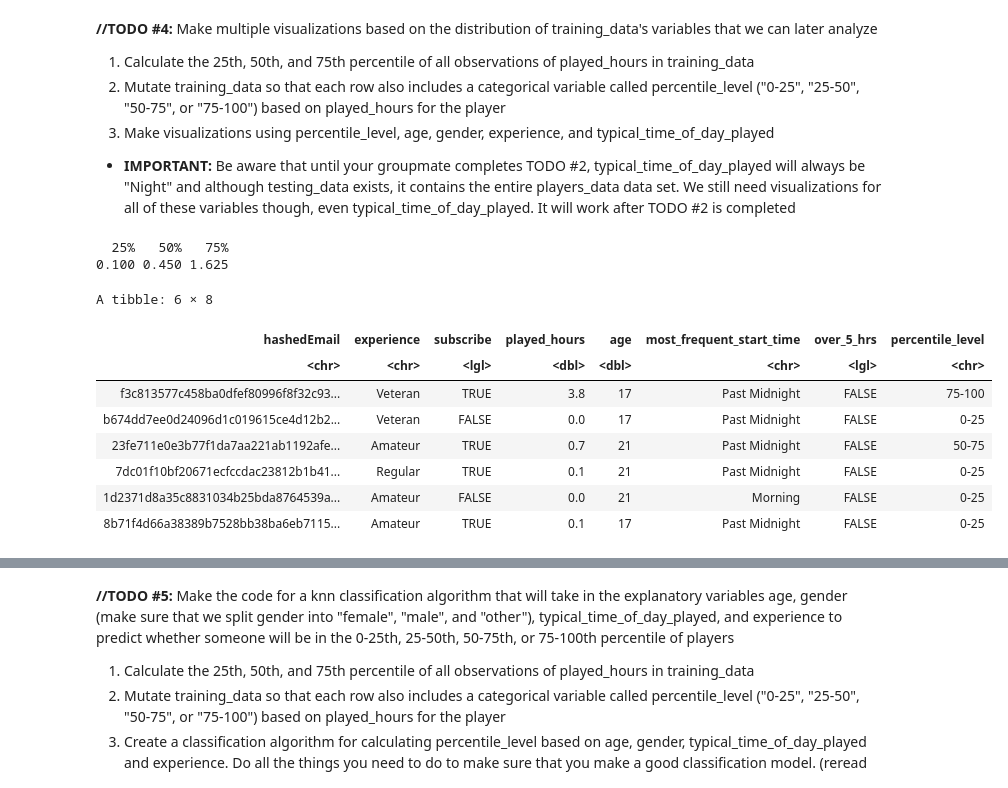
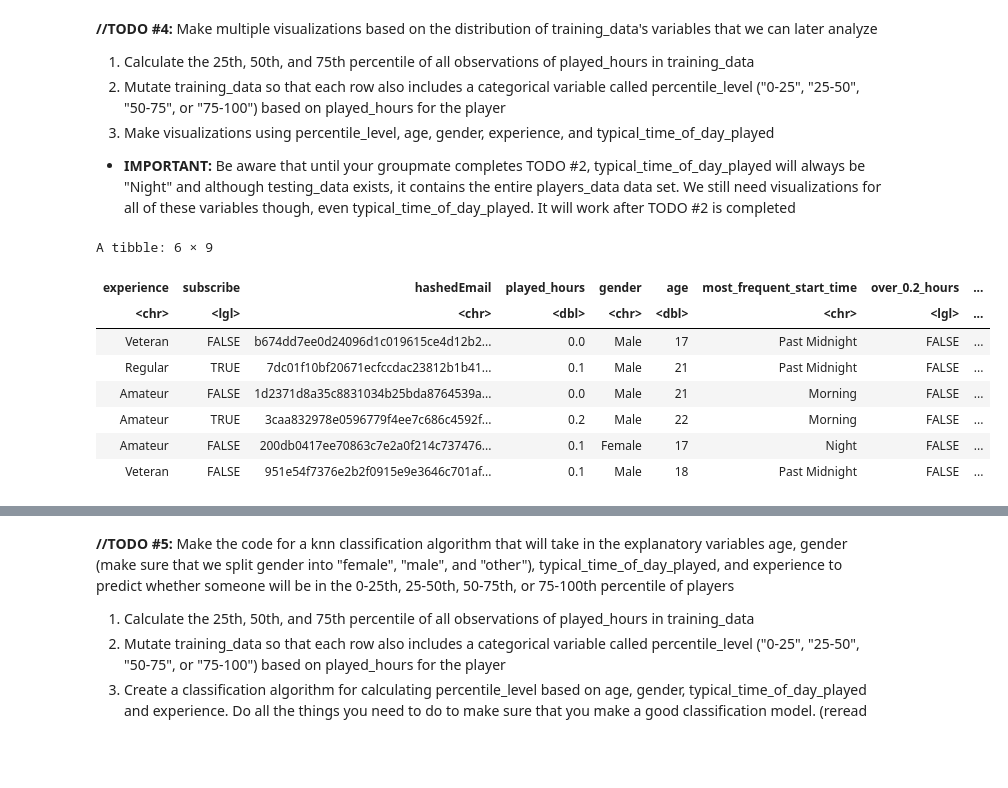
Before and after one commit to alanyhwang/dsci100_mc_project, a Jupyter notebook: dsci_project_main.ipynb, the cells around one changed output, grey strips where cells are left out. Cells and saved outputs as stored; diff of their text form; code cells hidden in the pictures; blank space fills up the shorter version.

```diff
--- a/dsci_project_main.ipynb
+++ b/dsci_project_main.ipynb
@@ -84,11 +105,10 @@ A tibble: 6 × 9
 | Regular | TRUE | 7dc01f10bf20671ecfccdac23812b1b41... | 0.1 | Kylie | Male | 21 | NA | NA |
 | Amateur | TRUE | f58aad5996a435f16b0284a3b267f973f... | 0.0 | Adrian | Female | 17 | NA | NA |
 # %%
-# get rid of the two entire columns that have NA as every data point & name (redundant information to hashedEmail)
+# get rid of the two entire columns that have NA as every data point & name (we're not training our model based on minecraft name)
 players_data <- players_data |>
-    select(-individualId, -organizationName, -gender, -name)
+    select(-individualId, -organizationName, -name)
 
 # remove data points that have gender listed as "Prefer not to say" because we can't use "Prefer not to say" as a predictor
 # alan's note: we prob want to keep these data points since data size is small, can just exclude gender feature to avoid gender bias in our model
 # players_data <- players_data |> filter(gender != "Prefer not to say")
-head(players_data)
@@ -105,5 +114,0 @@ A tibble: 6 × 5
-# %%
-players_data <- players_data |>
-    mutate(over_5_hrs = case_when(played_hours > 5 ~ TRUE,
-                                  TRUE ~ FALSE))
-head(players_data)
@@ -182,7 +177,6 @@ A tibble: 6 × 2
 # %%
 joined_players_data <- players_data |>
     inner_join(sessions_data_avg, by = "hashedEmail") |>
-    relocate(hashedEmail) |>
-    relocate(over_5_hrs, .after = most_frequent_start_time)
+    mutate(over_0.2_hours = case_when(played_hours > 0.2 ~ TRUE, TRUE ~ FALSE))
 head(joined_players_data)
 # %% [output]
@@ -201,8 +195,9 @@ which(is.na(joined_players_data))
 # %% [output]
 integer(0)
 # %%
+set.seed(872) #setting the seed because we're doing a testing-training split
 # do a testing-training split so we can do our exploratory data analysis on only our training data
-joined_players_data_split <- initial_split(joined_players_data, prop = 0.8, strata = over_5_hrs)
+joined_players_data_split <- initial_split(joined_players_data, prop = 0.8, strata = over_0.2_hours)
 training_data <- training(joined_players_data_split)
 testing_data <- testing(joined_players_data_split)
 # %% [markdown]
@@ -251,33 +268,32 @@ This fact made us reconsider our approach to answering our question: if it's rea
 2. Mutate training_data so that each row also includes a categorical variable called percentile_level ("0-25", "25-50", "50-75", or "75-100") based on played_hours for the player
 3. Make visualizations using percentile_level, age, gender, experience, and typical_time_of_day_played
 - **IMPORTANT:** Be aware that until your groupmate completes TODO #2, typical_time_of_day_played will always be "Night" and although testing_data exists, it contains the entire players_data data set. We still need visualizations for all of these variables though, even typical_time_of_day_played. It will work after TODO #2 is completed
-# %%
-percentiles <- quantile(training_data$played_hours, probs = c(0.25, 0.50, 0.75), na.rm = TRUE)
-
-print(percentiles)
-# %% [output]
-  25%   50%   75%
-0.100 0.450 1.625
 # %%
+#category_boundaries <- c(0, 0.2, 1)
+#training_data <- training_data |>
+#    mutate(
+#        category = case_when(
+#            played_hours == category_boundaries[1] ~ "not at all",
+#            played_hours > category_boundaries[1] & played_hours <= category_boundaries[2] ~ "a little",
+#            played_hours > category_boundaries[2] & played_hours <= percentiles[3] ~ "a moderate amount",
+#            played_hours > category_boundaries[3] ~ "a lot"
+#        )
+#    )
 training_data <- training_data |>
-    mutate(
-        percentile_level = case_when(
-            played_hours <= percentiles[1] ~ "0-25",
-            played_hours > percentiles[1] & played_hours <= percentiles[2] ~ "25-50",
-            played_hours > percentiles[2] & played_hours <= percentiles[3] ~ "50-75",
-            played_hours > percentiles[3] ~ "75-100"
-        )
-    )
+   mutate(
+        category = case_when(
+            played_hours <= 0.2~ "not a significant amount of playtime",
+           played_hours > 0.2 ~ "a significant amount of playtime"))
 
 head(training_data)
 # %% [output]
-A tibble: 6 × 8
+A tibble: 6 × 9
-| hashedEmail | experience | subscribe | played_hours | age | most_frequent_start_time | over_5_hrs | percentile_level |
-| <chr> | <chr> | <lgl> | <dbl> | <dbl> | <chr> | <lgl> | <chr> |
-| f3c813577c458ba0dfef80996f8f32c93... | Veteran | TRUE | 3.8 | 17 | Past Midnight | FALSE | 75-100 |
-| b674dd7ee0d24096d1c019615ce4d12b2... | Veteran | FALSE | 0.0 | 17 | Past Midnight | FALSE | 0-25 |
-| 23fe711e0e3b77f1da7aa221ab1192afe... | Amateur | TRUE | 0.7 | 21 | Past Midnight | FALSE | 50-75 |
-| 7dc01f10bf20671ecfccdac23812b1b41... | Regular | TRUE | 0.1 | 21 | Past Midnight | FALSE | 0-25 |
-| 1d2371d8a35c8831034b25bda8764539a... | Amateur | FALSE | 0.0 | 21 | Morning | FALSE | 0-25 |
-| 8b71f4d66a38389b7528bb38ba6eb7115... | Amateur | TRUE | 0.1 | 17 | Past Midnight | FALSE | 0-25 |
+| experience | subscribe | hashedEmail | played_hours | gender | age | most_frequent_start_time | over_0.2_hours | ... |
+| <chr> | <lgl> | <chr> | <dbl> | <chr> | <dbl> | <chr> | <lgl> | ... |
+| Veteran | FALSE | b674dd7ee0d24096d1c019615ce4d12b2... | 0.0 | Male | 17 | Past Midnight | FALSE | ... |
+| Regular | TRUE | 7dc01f10bf20671ecfccdac23812b1b41... | 0.1 | Male | 21 | Past Midnight | FALSE | ... |
+| Amateur | FALSE | 1d2371d8a35c8831034b25bda8764539a... | 0.0 | Male | 21 | Morning | FALSE | ... |
+| Amateur | TRUE | 3caa832978e0596779f4ee7c686c4592f... | 0.2 | Male | 22 | Morning | FALSE | ... |
+| Amateur | FALSE | 200db0417ee70863c7e2a0f214c737476... | 0.1 | Female | 17 | Night | FALSE | ... |
+| Veteran | FALSE | 951e54f7376e2b2f0915e9e3646c701af... | 0.1 | Male | 18 | Past Midnight | FALSE | ... |
 # %%
```
Also changed, not shown: parts of 14 cells of this notebook.
